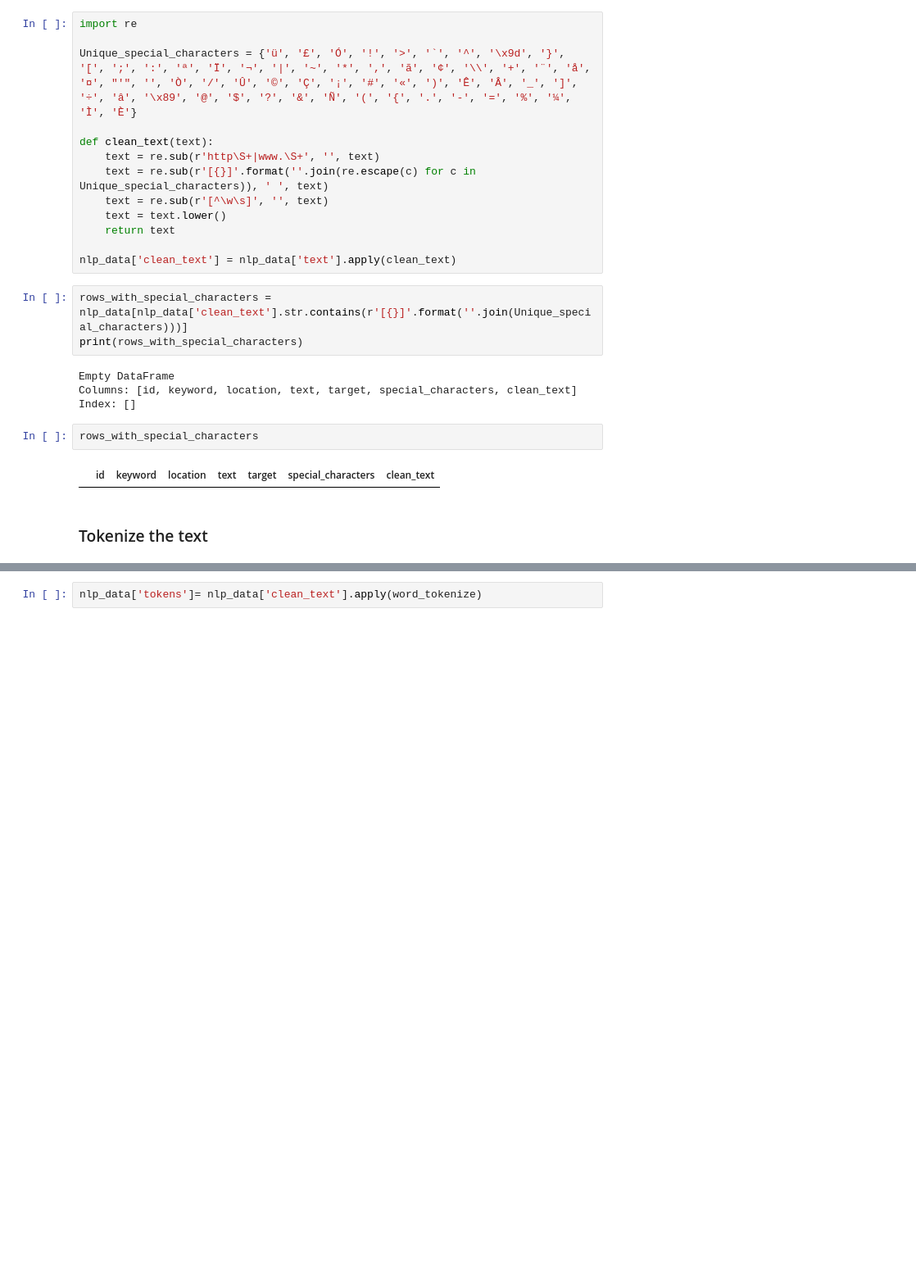
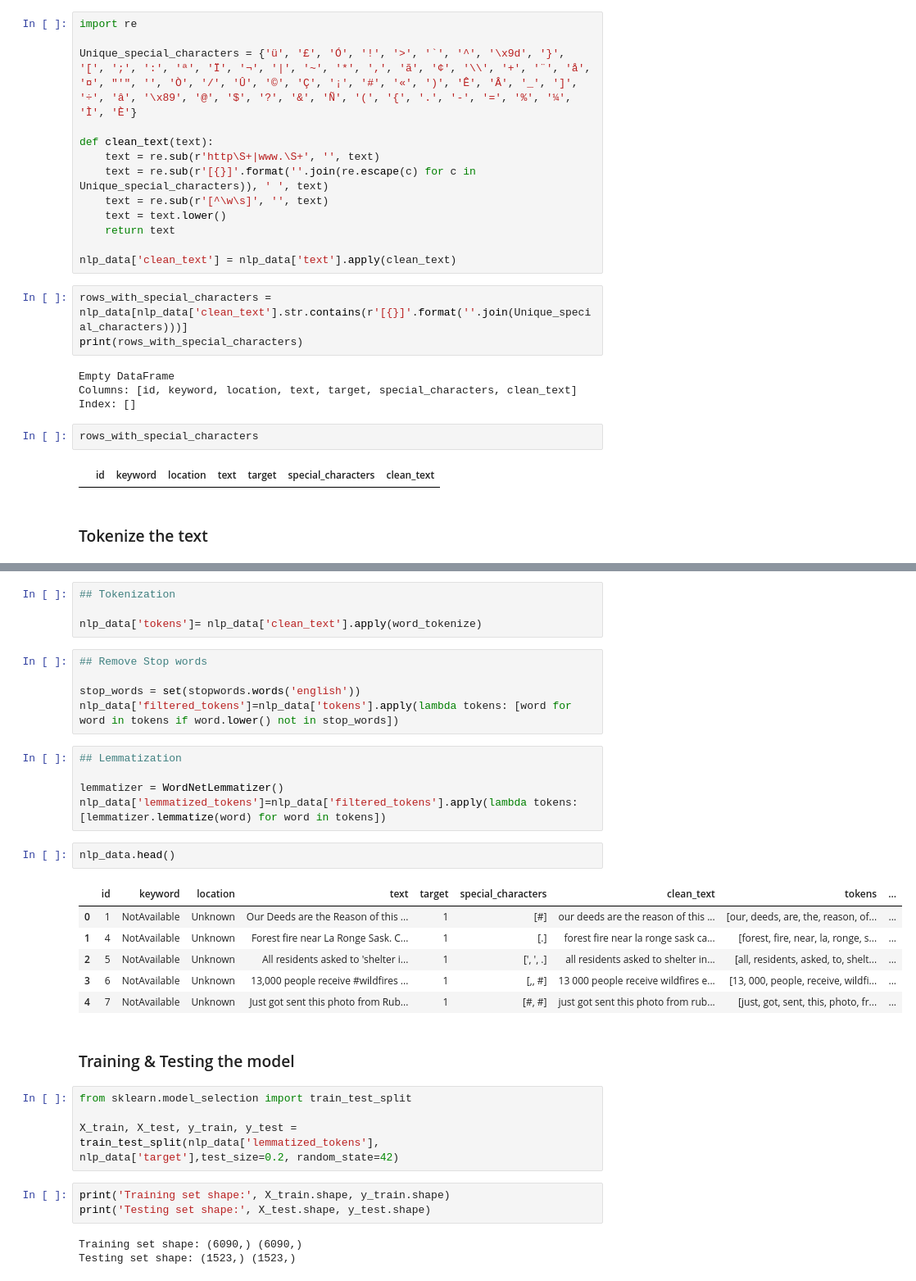
Before and after one commit to Hemamagam/Project-7-NLP-Project-for-Disaster-Tweet-Classification, a Jupyter notebook: Task1- Data Exploration & Preparation.ipynb, the cells around one changed output, grey strips where cells are left out. Shown: that part at 82% size. Cells and saved outputs as stored; diff of their text form; blank space fills up the shorter version.

```diff
--- a/Task1- Data Exploration & Preparation.ipynb
+++ b/Task1- Data Exploration & Preparation.ipynb
@@ -270,2 +291,35 @@ rows_with_special_characters
 # %%
+## Tokenization
+
 nlp_data['tokens']= nlp_data['clean_text'].apply(word_tokenize)
+# %%
+## Remove Stop words
+
+stop_words = set(stopwords.words('english'))
+nlp_data['filtered_tokens']=nlp_data['tokens'].apply(lambda tokens: [word for word in tokens if word.lower() not in stop_words])
+# %%
+## Lemmatization
+
+lemmatizer = WordNetLemmatizer()
+nlp_data['lemmatized_tokens']=nlp_data['filtered_tokens'].apply(lambda tokens: [lemmatizer.lemmatize(word) for word in tokens])
+# %%
+nlp_data.head()
+# %% [output]
+|  | id | keyword | location | text | target | special_characters | clean_text | tokens | ... |
+| 0 | 1 | NotAvailable | Unknown | Our Deeds are the Reason of this ... | 1 | [#] | our deeds are the reason of this ... | [our, deeds, are, the, reason, of... | ... |
+| 1 | 4 | NotAvailable | Unknown | Forest fire near La Ronge Sask. C... | 1 | [.] | forest fire near la ronge sask ca... | [forest, fire, near, la, ronge, s... | ... |
+| 2 | 5 | NotAvailable | Unknown | All residents asked to 'shelter i... | 1 | [', ', .] | all residents asked to shelter in... | [all, residents, asked, to, shelt... | ... |
+| 3 | 6 | NotAvailable | Unknown | 13,000 people receive #wildfires ... | 1 | [,, #] | 13 000 people receive wildfires e... | [13, 000, people, receive, wildfi... | ... |
+| 4 | 7 | NotAvailable | Unknown | Just got sent this photo from Rub... | 1 | [#, #] | just got sent this photo from rub... | [just, got, sent, this, photo, fr... | ... |
+# %% [markdown]
+### Training & Testing the model
+# %%
+from sklearn.model_selection import train_test_split
+
+X_train, X_test, y_train, y_test = train_test_split(nlp_data['lemmatized_tokens'], nlp_data['target'],test_size=0.2, random_state=42)
+# %%
+print('Training set shape:', X_train.shape, y_train.shape)
+print('Testing set shape:', X_test.shape, y_test.shape)
+# %% [output]
+Training set shape: (6090,) (6090,)
+Testing set shape: (1523,) (1523,)
```
Also changed, not shown: parts of 2 cells of this notebook.
